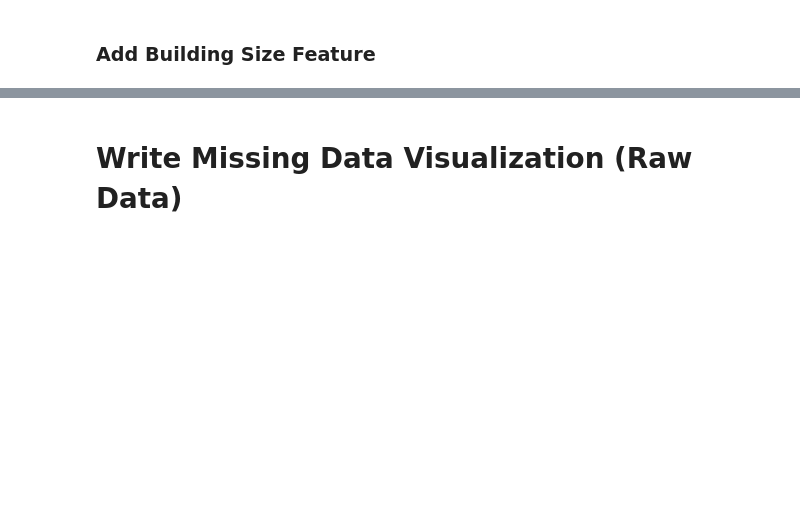
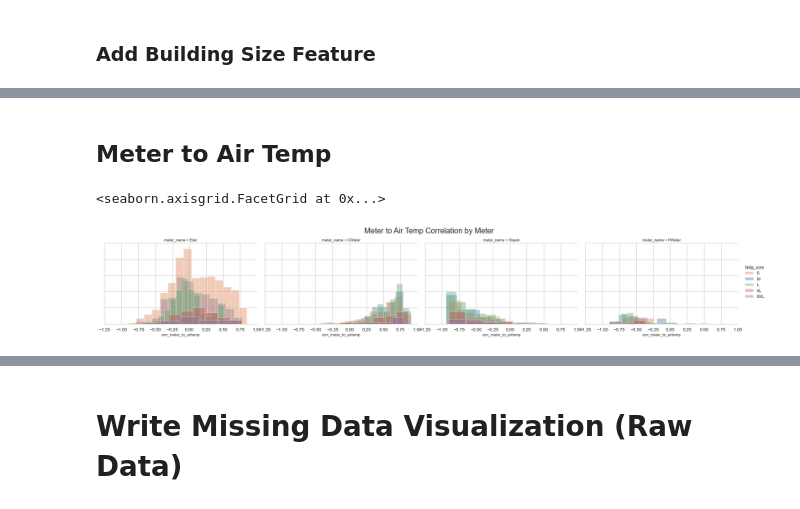
Before and after one commit to mikesbin99/Springboard_Capstone_Energy, a Jupyter notebook: EDA_11.5.ipynb, the cells around one changed output, grey strips where cells are left out. Drawn from its saved outputs; the diff is of its cells as text; code cells hidden in the pictures; blank space fills up the shorter version.

```diff
--- a/EDA_11.5.ipynb
+++ b/EDA_11.5.ipynb
@@ -295,0 +374,16 @@ df_bldg_stats.to_csv('.\\data_clean\\building_reading_stats.csv',index=False)
+# %% [markdown]
+## Meter to Air Temp
+# %%
+sns.set(style="whitegrid")
+g = sns.FacetGrid(df_bldg_stats, col='meter_name', height = 4, aspect = 1.5, hue='bldg_size')
+g.map(sns.distplot, "corr_meter_to_airtemp", kde = False, hist = True, rug = False)
+g.set_titles(size = 10)
+g.set_xlabels(size = 10)
+g.set_yticklabels(fontsize = 25)
+g.set_xticklabels(fontsize = 12)
+g.fig.suptitle('Meter to Air Temp Correlation by Meter', fontsize=20, x = 0.5, y = 1.05)
+g.add_legend(label_order=cut_labels)
+#plb.savefig('Distribution_easy.png',dpi=50,bbox_inches='tight')
+# %% [output]
+<seaborn.axisgrid.FacetGrid at 0x...>
+[figure, added]
```
Also changed, not shown: parts of 38 cells of this notebook, 1 other file.
